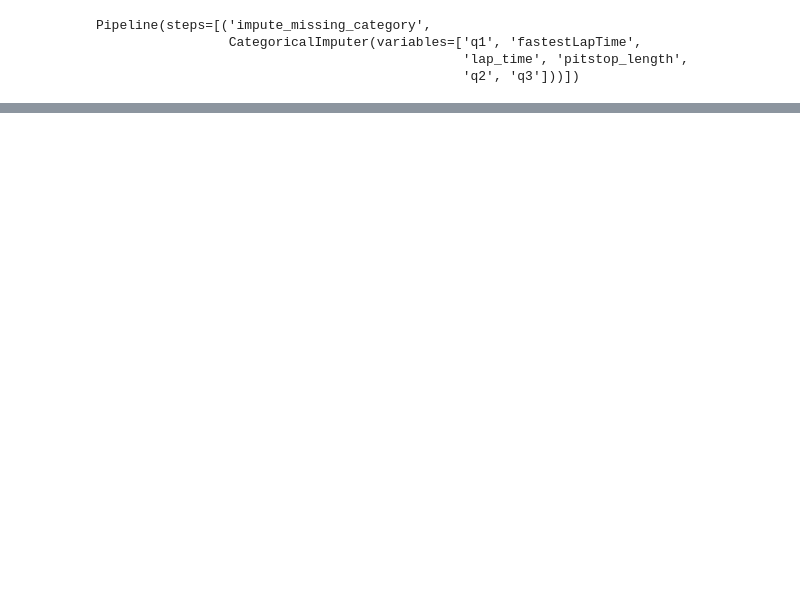
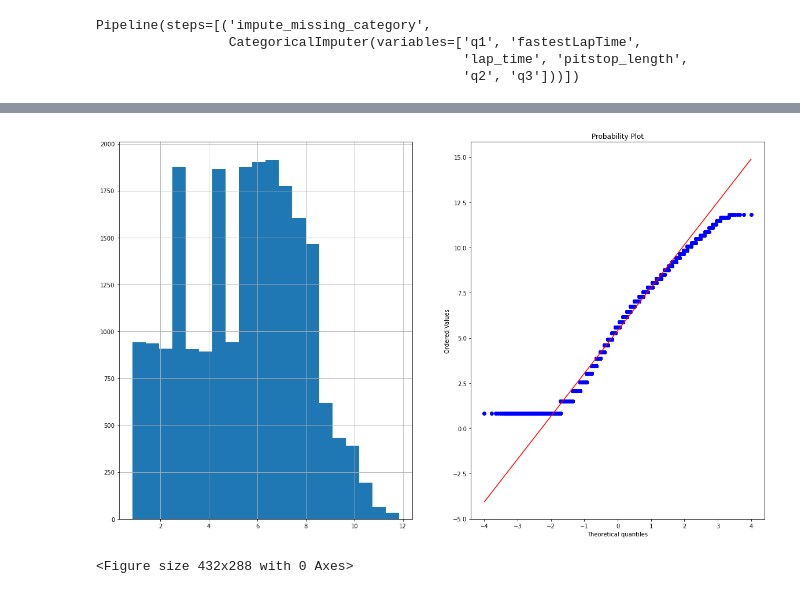
Before and after one commit to PaulOM203/MSC_Thesis_F1, a Jupyter notebook: Notebook.ipynb, the cells around one changed output, grey strips where cells are left out. Cells and saved outputs as stored; diff of their text form; code cells hidden in the pictures; blank space fills up the shorter version.

```diff
--- a/Notebook.ipynb
+++ b/Notebook.ipynb
@@ -1129,0 +1193,15 @@ X_train_category
+# %%
+## Using Yeo-Johnson Transformation for zero and negative values
+
+ML_YJT = YeoJohnsonTransformer(variables = ['positionOrder'])
+
+ML_YJT.fit(X_train_category)
+
+X_train_YJ = ML_YJT.transform(X_train_category)
+X_test_YJ = ML_YJT.transform(X_test_category)
+# %%
+## Creating diagnostic plot of transformed variable
+diagnostic_plots(X_train_YJ, 'positionOrder')
+# %% [output]
+[figure, added]
+<Figure size 432x288 with 0 Axes>
```
Also changed, not shown: parts of 33 cells of this notebook.
